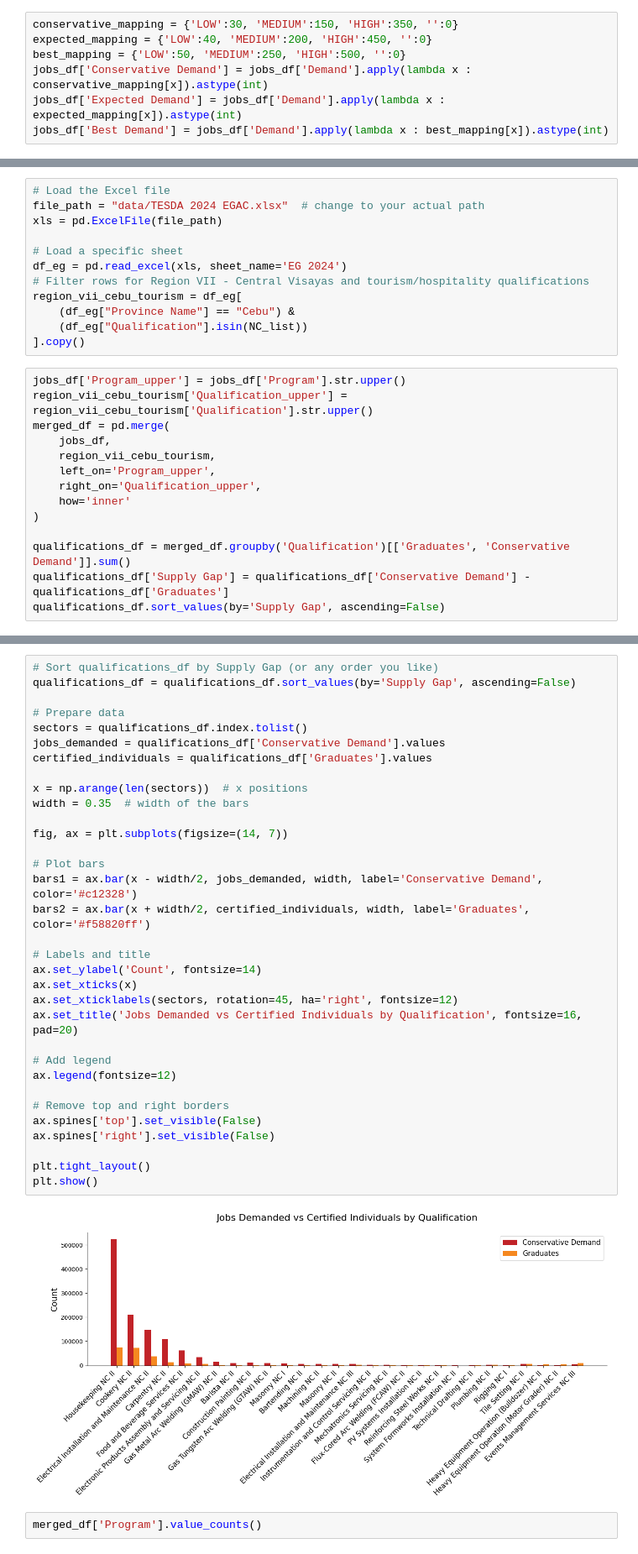
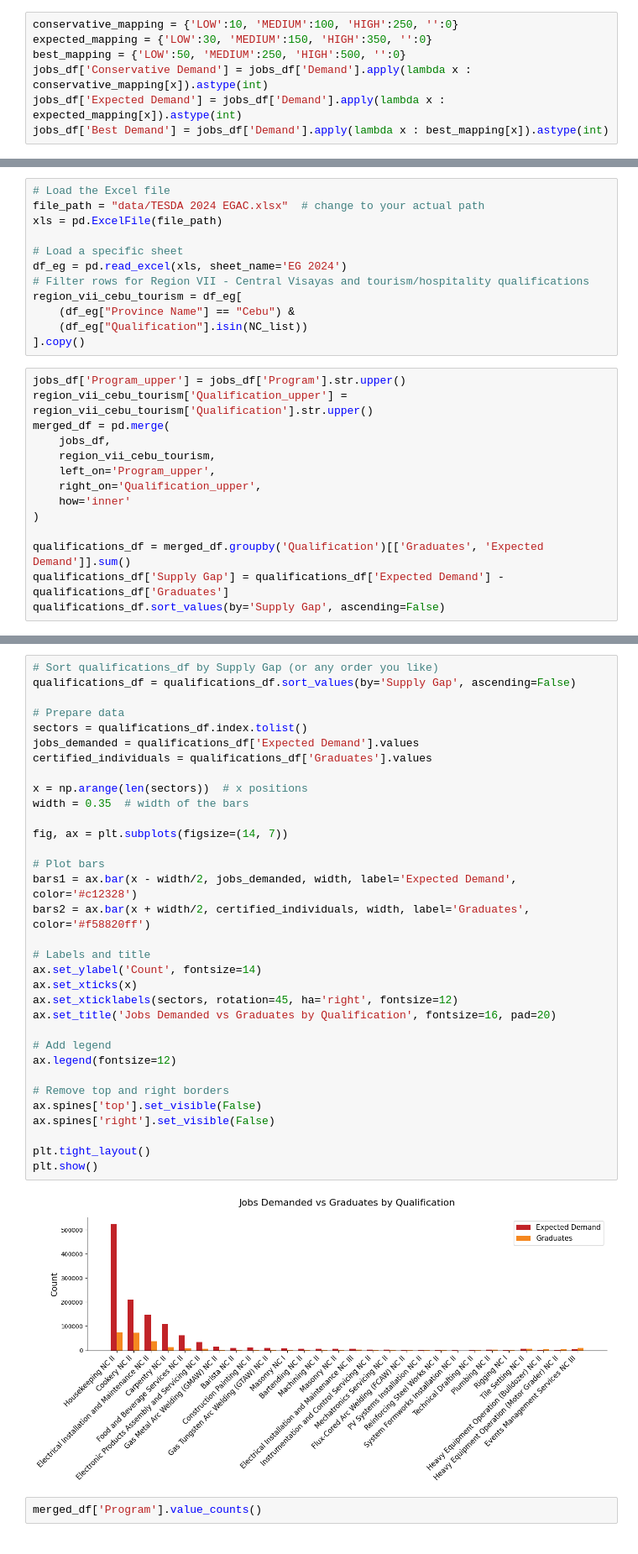
Before and after one commit to BSDSBA-JF/wadwani_intern, a Jupyter notebook: 03_tesda_cebu/CEBU/05_mapping_labor_market.ipynb, the cells around one changed output, grey strips where cells are left out. Shown at 84% size. Cells and saved outputs as stored; diff of their text form.

```diff
--- a/03_tesda_cebu/CEBU/05_mapping_labor_market.ipynb
+++ b/03_tesda_cebu/CEBU/05_mapping_labor_market.ipynb
@@ -51,8 +51,8 @@ jobs_df['Demand'] = pd.Categorical(
 # Filter for only the edcom-defined tourism sectors
 jobs_df = jobs_df[jobs_df['Sector'].isin(['CONSTRUCTION', 'MANUFACTURING', 'TOURISM (HOTEL AND RESTAURANT)'])]
 # %%
-conservative_mapping = {'LOW':30, 'MEDIUM':150, 'HIGH':350, '':0}
-expected_mapping = {'LOW':40, 'MEDIUM':200, 'HIGH':450, '':0}
+conservative_mapping = {'LOW':10, 'MEDIUM':100, 'HIGH':250, '':0}
+expected_mapping = {'LOW':30, 'MEDIUM':150, 'HIGH':350, '':0}
 best_mapping = {'LOW':50, 'MEDIUM':250, 'HIGH':500, '':0}
 jobs_df['Conservative Demand'] = jobs_df['Demand'].apply(lambda x : conservative_mapping[x]).astype(int)
 jobs_df['Expected Demand'] = jobs_df['Demand'].apply(lambda x : expected_mapping[x]).astype(int)
@@ -502,7 +580,7 @@ merged_df = pd.merge(
     how='inner'
 )
 
-qualifications_df = merged_df.groupby('Qualification')[['Graduates', 'Conservative Demand']].sum()
-qualifications_df['Supply Gap'] = qualifications_df['Conservative Demand'] - qualifications_df['Graduates']
+qualifications_df = merged_df.groupby('Qualification')[['Graduates', 'Expected Demand']].sum()
+qualifications_df['Supply Gap'] = qualifications_df['Expected Demand'] - qualifications_df['Graduates']
 qualifications_df.sort_values(by='Supply Gap', ascending=False)
 # %% [output]
@@ -528,37 +606,37 @@ qualifications_df.sort_values(by='Supply Gap', ascending=False)
 # Sort qualifications_df by Supply Gap (or any order you like)
 qualifications_df = qualifications_df.sort_values(by='Supply Gap', ascending=False)
 
 # Prepare data
 sectors = qualifications_df.index.tolist()
-jobs_demanded = qualifications_df['Conservative Demand'].values
+jobs_demanded = qualifications_df['Expected Demand'].values
 certified_individuals = qualifications_df['Graduates'].values
 
 x = np.arange(len(sectors))  # x positions
 width = 0.35  # width of the bars
 
 fig, ax = plt.subplots(figsize=(14, 7))
 
 # Plot bars
-bars1 = ax.bar(x - width/2, jobs_demanded, width, label='Conservative Demand', color='#c12328')
+bars1 = ax.bar(x - width/2, jobs_demanded, width, label='Expected Demand', color='#c12328')
 bars2 = ax.bar(x + width/2, certified_individuals, width, label='Graduates', color='#f58820ff')
 
 # Labels and title
 ax.set_ylabel('Count', fontsize=14)
 ax.set_xticks(x)
 ax.set_xticklabels(sectors, rotation=45, ha='right', fontsize=12)
-ax.set_title('Jobs Demanded vs Certified Individuals by Qualification', fontsize=16, pad=20)
+ax.set_title('Jobs Demanded vs Graduates by Qualification', fontsize=16, pad=20)
 
 # Add legend
 ax.legend(fontsize=12)
 
 # Remove top and right borders
 ax.spines['top'].set_visible(False)
 ax.spines['right'].set_visible(False)
 
 plt.tight_layout()
 plt.show()
 # %% [output]
-[figure, old version]
+[figure, new version]
 # %%
 merged_df['Program'].value_counts()
 # %% [output]
```
Also changed, not shown: parts of 8 cells of this notebook, 15 other files.
